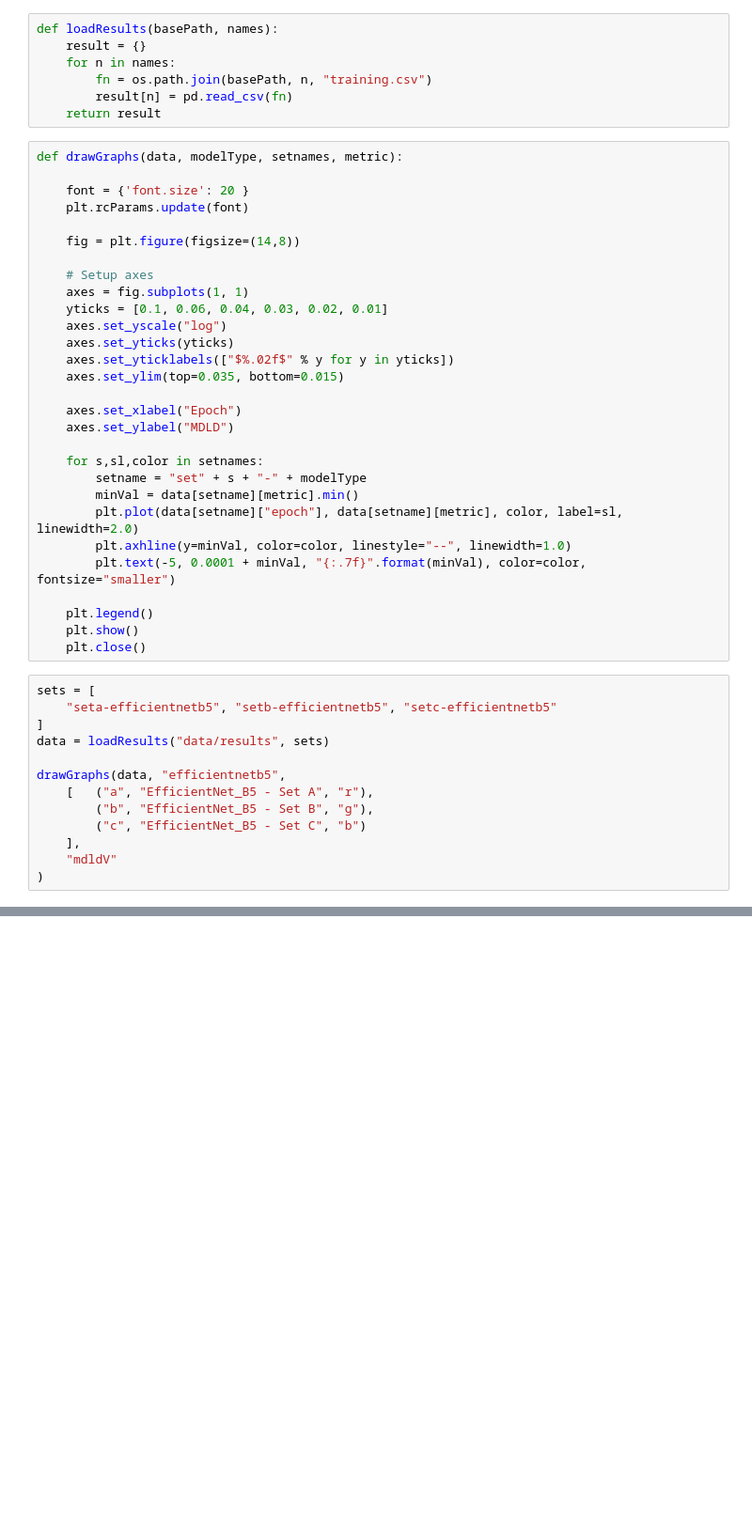
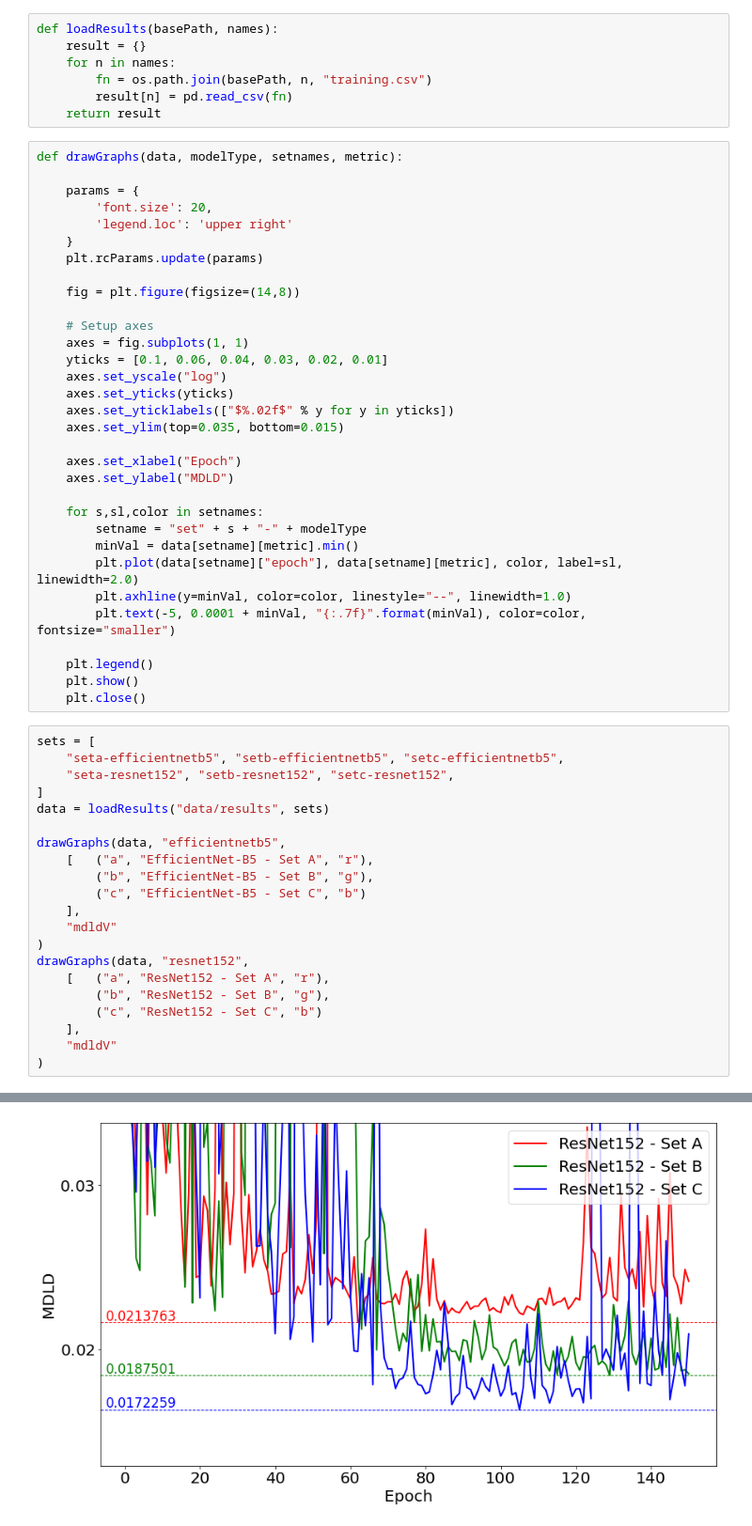
Before and after one commit to IgorJanos/stuFootball360, a Jupyter notebook: notebooks/makeGraphs.ipynb, the cells around one changed output, grey strips where cells are left out. Shown: that part at 94% size. Drawn from its saved outputs; the diff is of its cells as text; blank space fills up the shorter version.

Commit message:
ResNet Graphs

```diff
--- a/notebooks/makeGraphs.ipynb
+++ b/notebooks/makeGraphs.ipynb
@@ -17,8 +17,11 @@ def loadResults(basePath, names):
 # %%
 def drawGraphs(data, modelType, setnames, metric):
 
-    font = {'font.size': 20 }
-    plt.rcParams.update(font)
+    params = {
+        'font.size': 20,
+        'legend.loc': 'upper right'
+    }
+    plt.rcParams.update(params)
 
     fig = plt.figure(figsize=(14,8))
 
@@ -45,16 +48,25 @@ def drawGraphs(data, modelType, setnames, metric):
     plt.close()
 # %%
 sets = [
-    "seta-efficientnetb5", "setb-efficientnetb5", "setc-efficientnetb5"
+    "seta-efficientnetb5", "setb-efficientnetb5", "setc-efficientnetb5",
+    "seta-resnet152", "setb-resnet152", "setc-resnet152",
 ]
 data = loadResults("data/results", sets)
 
 drawGraphs(data, "efficientnetb5",
-    [   ("a", "EfficientNet_B5 - Set A", "r"),
-        ("b", "EfficientNet_B5 - Set B", "g"),
-        ("c", "EfficientNet_B5 - Set C", "b")
+    [   ("a", "EfficientNet-B5 - Set A", "r"),
+        ("b", "EfficientNet-B5 - Set B", "g"),
+        ("c", "EfficientNet-B5 - Set C", "b")
     ],
     "mdldV"
 )
+drawGraphs(data, "resnet152",
+    [   ("a", "ResNet152 - Set A", "r"),
+        ("b", "ResNet152 - Set B", "g"),
+        ("c", "ResNet152 - Set C", "b")
+    ],
+    "mdldV"
+)
 # %% [output]
 [figure]
+[figure, added]
```
Also changed, not shown: 1 other file.
